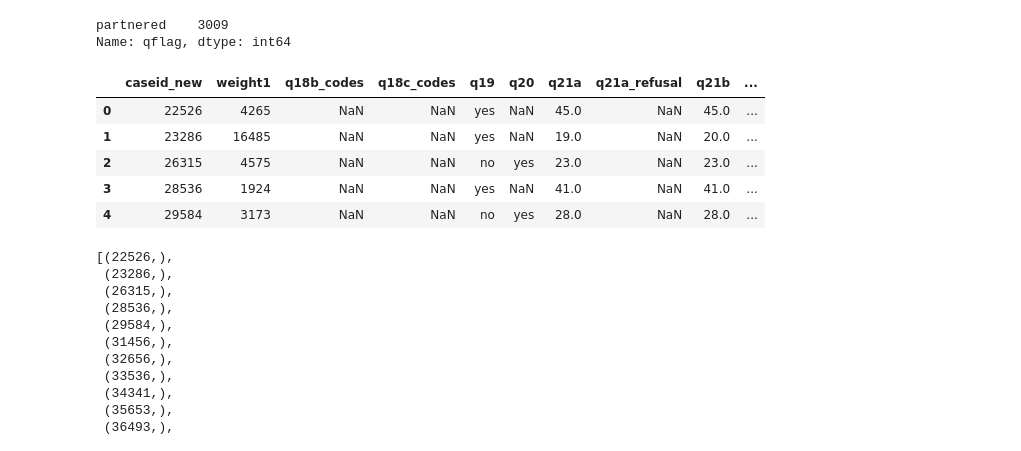
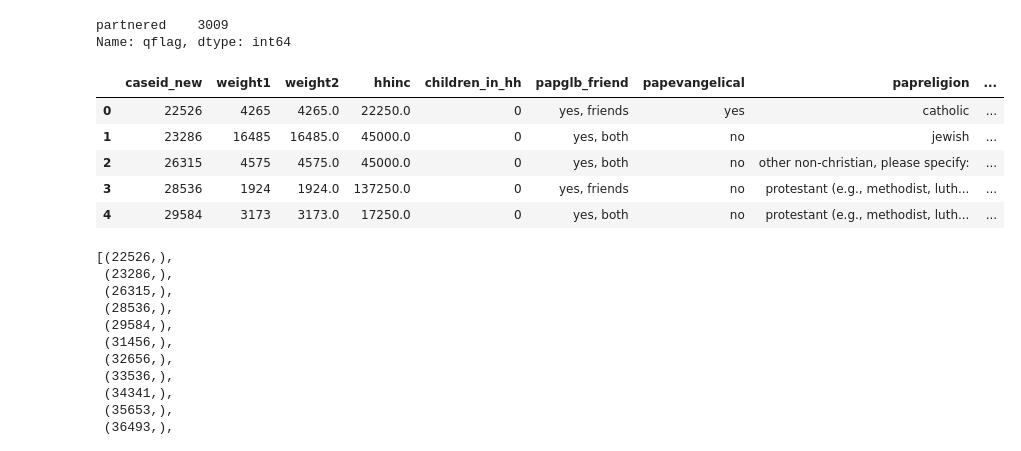
Before and after one commit to mokerlund/ETL-project, a Jupyter notebook: Relationship_qs_cleaning.ipynb, the cells around one changed output. Saved outputs shown, nothing was run; the diff lists cells and outputs as text; code cells hidden in the pictures.

```diff
--- a/Relationship_qs_cleaning.ipynb
+++ b/Relationship_qs_cleaning.ipynb
@@ -42,24 +60,24 @@ Name: qflag, dtype: int64
 # %%
 # Drop columns that start with w2 or w3 to keep only the first wave
 # Drop all demographic info
 
-wave_1_df = partnered_only_df.loc[:,~partnered_only_df.columns.str.startswith('w3')]
+wave_1_df = partnered_only_df.drop(columns=wave_1_df.iloc[:, 2:51])
+wave_1_df = wave_1_df.loc[:,~wave_1_df.columns.str.startswith('w3')]
 wave_1_df = wave_1_df.loc[:,~wave_1_df.columns.str.startswith('w2')]
 wave_1_df = wave_1_df.loc[:,~wave_1_df.columns.str.startswith('pp')]
 wave_1_df = wave_1_df.drop(columns=['interstate_mover_pp1_pp2', 'interstate_mover_pp1_pp3', 'interstate_mover_pp2_pp3', 'Unnamed: 0'])
-wave_1_df = wave_1_df.drop(columns=wave_1_df.iloc[:, 2:51])
 
 # Reset Index
 wave_1_df = wave_1_df.reset_index(drop=True)
 
 wave_1_df.head()
 # %% [output]
-|  | caseid_new | weight1 | q18b_codes | q18c_codes | q19 | q20 | q21a | q21a_refusal | q21b | ... |
-| 0 | 22526 | 4265 | NaN | NaN | yes | NaN | 45.0 | NaN | 45.0 | ... |
-| 1 | 23286 | 16485 | NaN | NaN | yes | NaN | 19.0 | NaN | 20.0 | ... |
-| 2 | 26315 | 4575 | NaN | NaN | no | yes | 23.0 | NaN | 23.0 | ... |
-| 3 | 28536 | 1924 | NaN | NaN | yes | NaN | 41.0 | NaN | 41.0 | ... |
-| 4 | 29584 | 3173 | NaN | NaN | no | yes | 28.0 | NaN | 28.0 | ... |
+|  | caseid_new | weight1 | weight2 | hhinc | children_in_hh | papglb_friend | papevangelical | papreligion | ... |
+| 0 | 22526 | 4265 | 4265.0 | 22250.0 | 0 | yes, friends | yes | catholic | ... |
+| 1 | 23286 | 16485 | 16485.0 | 45000.0 | 0 | yes, both | no | jewish | ... |
+| 2 | 26315 | 4575 | 4575.0 | 45000.0 | 0 | yes, both | no | other non-christian, please specify: | ... |
+| 3 | 28536 | 1924 | 1924.0 | 137250.0 | 0 | yes, friends | no | protestant (e.g., methodist, luth... | ... |
+| 4 | 29584 | 3173 | 3173.0 | 17250.0 | 0 | yes, both | no | protestant (e.g., methodist, luth... | ... |
 # %%
 # Export to sqlite database
 
```
Also changed, not shown: parts of 1 cell of this notebook.
